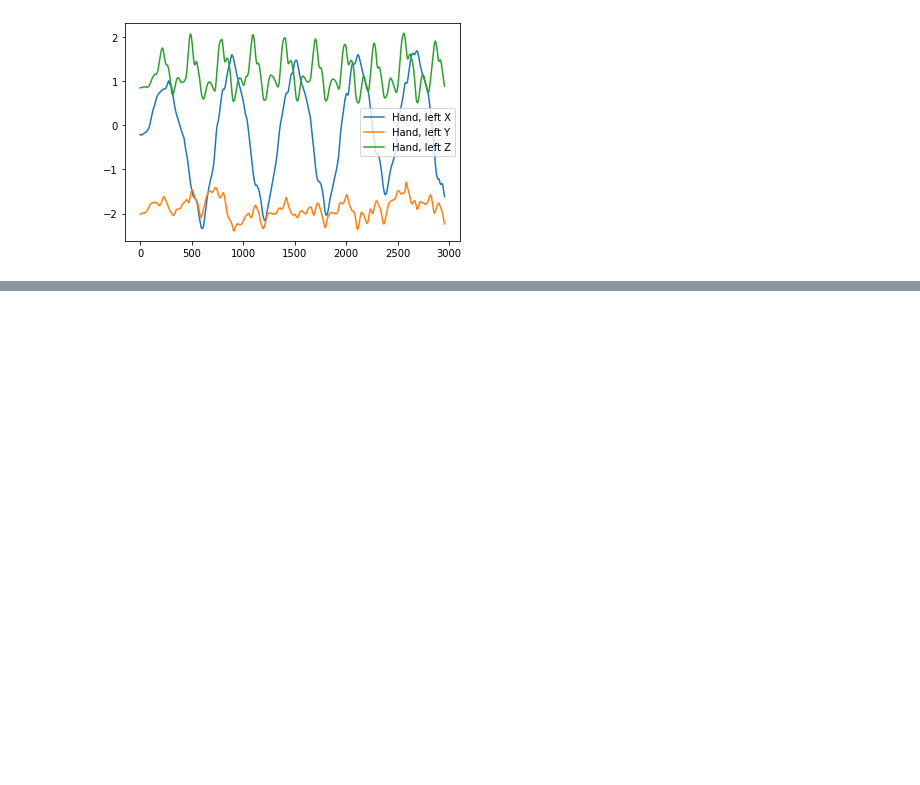
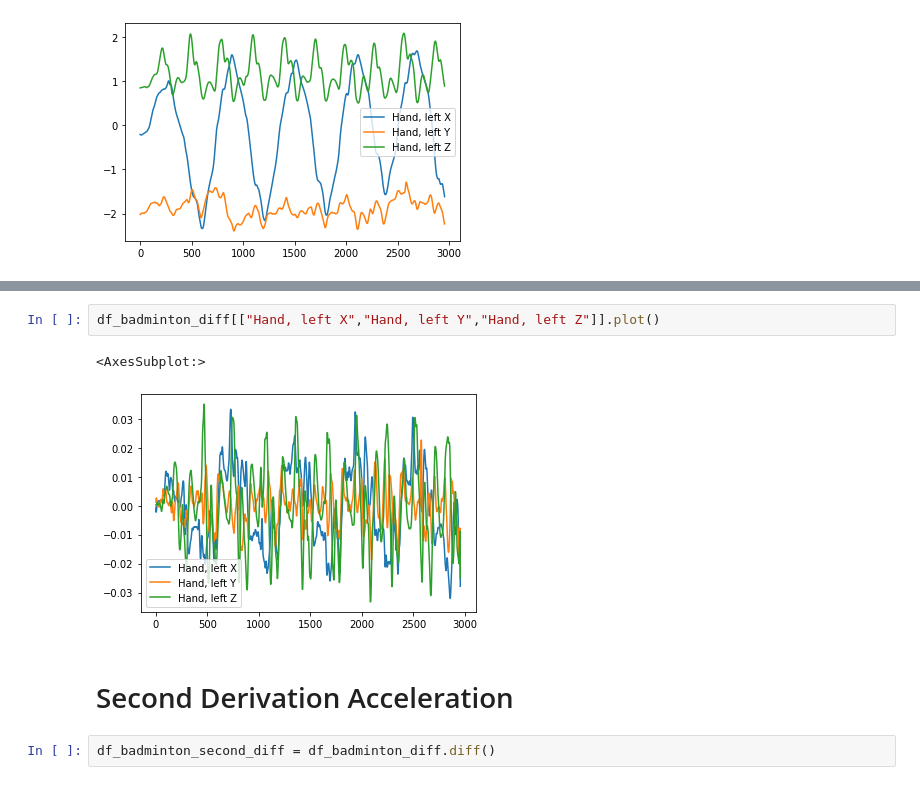
Before and after one commit to annamhuber/Sport-Data-Analytics, a Jupyter notebook: Event Detection.ipynb, the cells around one changed output, grey strips where cells are left out. Drawn from its saved outputs; the diff is of its cells as text; blank space fills up the shorter version.

```diff
--- a/Event Detection.ipynb
+++ b/Event Detection.ipynb
@@ -27,0 +62,9 @@ df_badminton[["Hand, left X","Hand, left Y","Hand, left Z"]].plot()
+# %%
+df_badminton_diff[["Hand, left X","Hand, left Y","Hand, left Z"]].plot()
+# %% [output]
+<AxesSubplot:>
+[figure, added]
+# %% [markdown]
+# Second Derivation Acceleration
+# %%
+df_badminton_second_diff = df_badminton_diff.diff()
```
Also changed, not shown: parts of 10 cells of this notebook.
